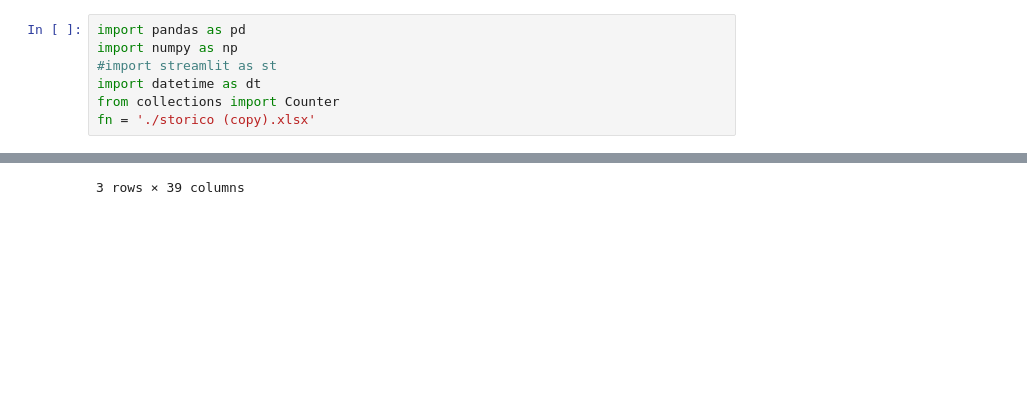
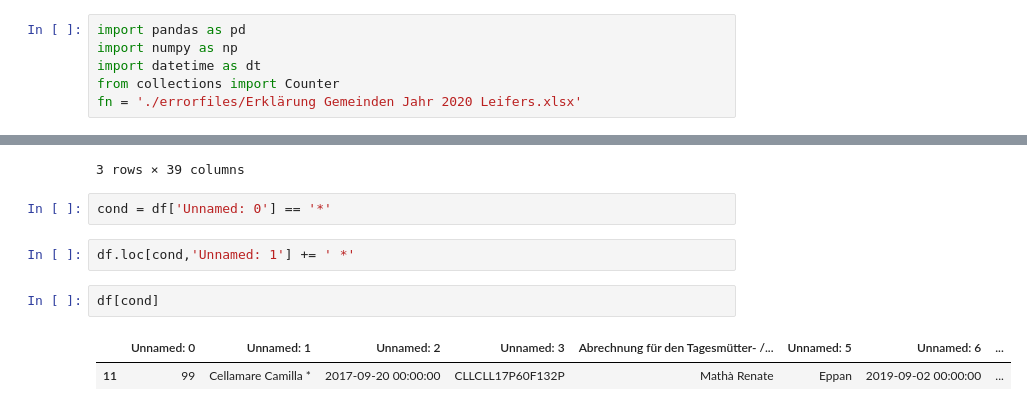
Before and after one commit to stfzz/max, a Jupyter notebook: BambinoPiuComuni.ipynb, the cells around one changed output, grey strips where cells are left out. Saved outputs shown, nothing was run; the diff lists cells and outputs as text; blank space fills up the shorter version.

```diff
--- a/BambinoPiuComuni.ipynb
+++ b/BambinoPiuComuni.ipynb
@@ -1,10 +1,9 @@
 # %%
 import pandas as pd
 import numpy as np
-#import streamlit as st
 import datetime as dt
 from collections import Counter
-fn = './storico (copy).xlsx'
+fn = './errorfiles/Erklärung Gemeinden Jahr 2020 Leifers.xlsx'
 # %%
 df = pd.read_excel(fn)
 # %%
@@ -171,3 +174,12 @@ df[condizionelogica2]
 | 65 | 44 | Erklärung_Gemeinde_Lana_2020.xlsx | REITER LUCA | Sozialgenossenschaft Tagesmütter ... | Lana | 2017-05-18 | RTRLCU17E18F132Q | ... |
 | 130 | 8 | Erklärung_Gemeinde_Villanders_202... | GLAESERER KILIAN | Sozialgenossenschaft Tagesmütter ... | Villanders | 2017-06-09 | GLSKLN17H09B160O | ... |
 3 rows × 39 columns
+# %%
+cond = df['Unnamed: 0'] == '*'
+# %%
+df.loc[cond,'Unnamed: 1'] += ' *'
+# %%
+df[cond]
+# %% [output]
+|  | Unnamed: 0 | Unnamed: 1 | Unnamed: 2 | Unnamed: 3 | Abrechnung für den Tagesmütter- /... | Unnamed: 5 | Unnamed: 6 | ... |
+| 11 | 99 | Cellamare Camilla * | 2017-09-20 00:00:00 | CLLCLL17P60F132P | Mathà Renate | Eppan | 2019-09-02 00:00:00 | ... |
```
Also changed, not shown: parts of 2 cells of this notebook, 4 other files.
